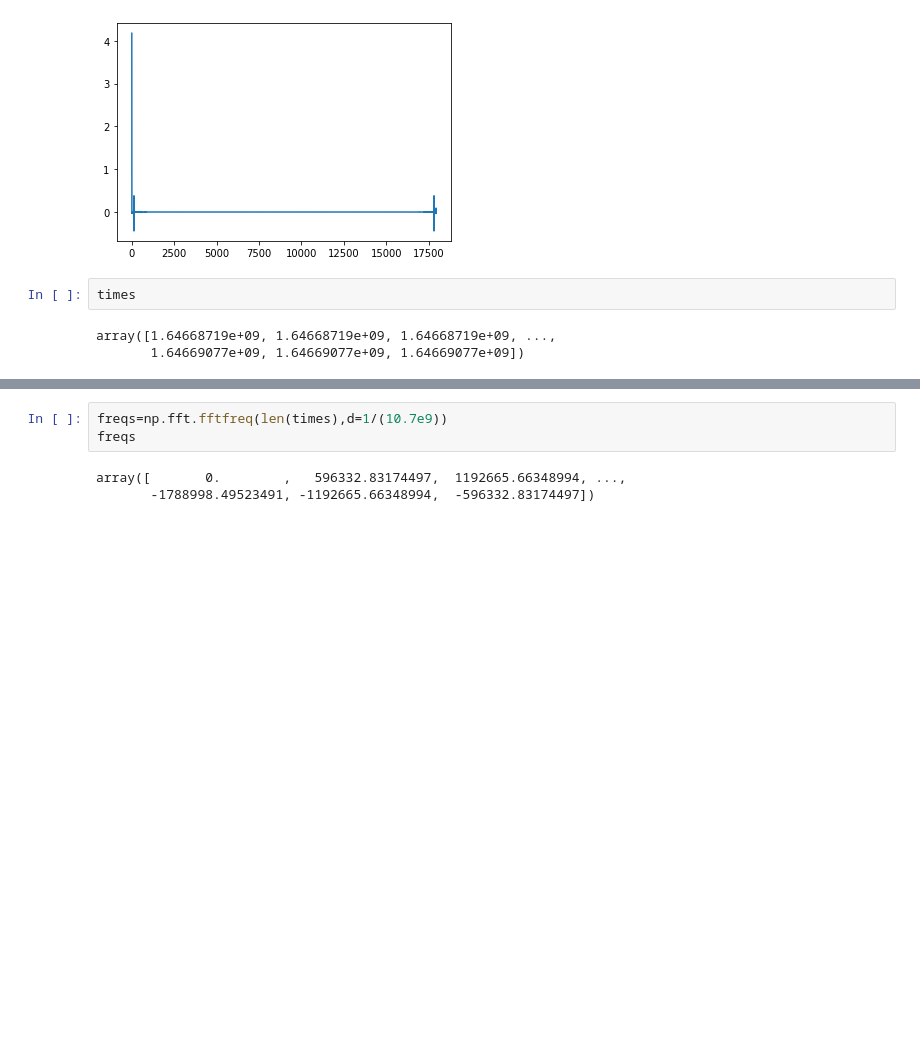
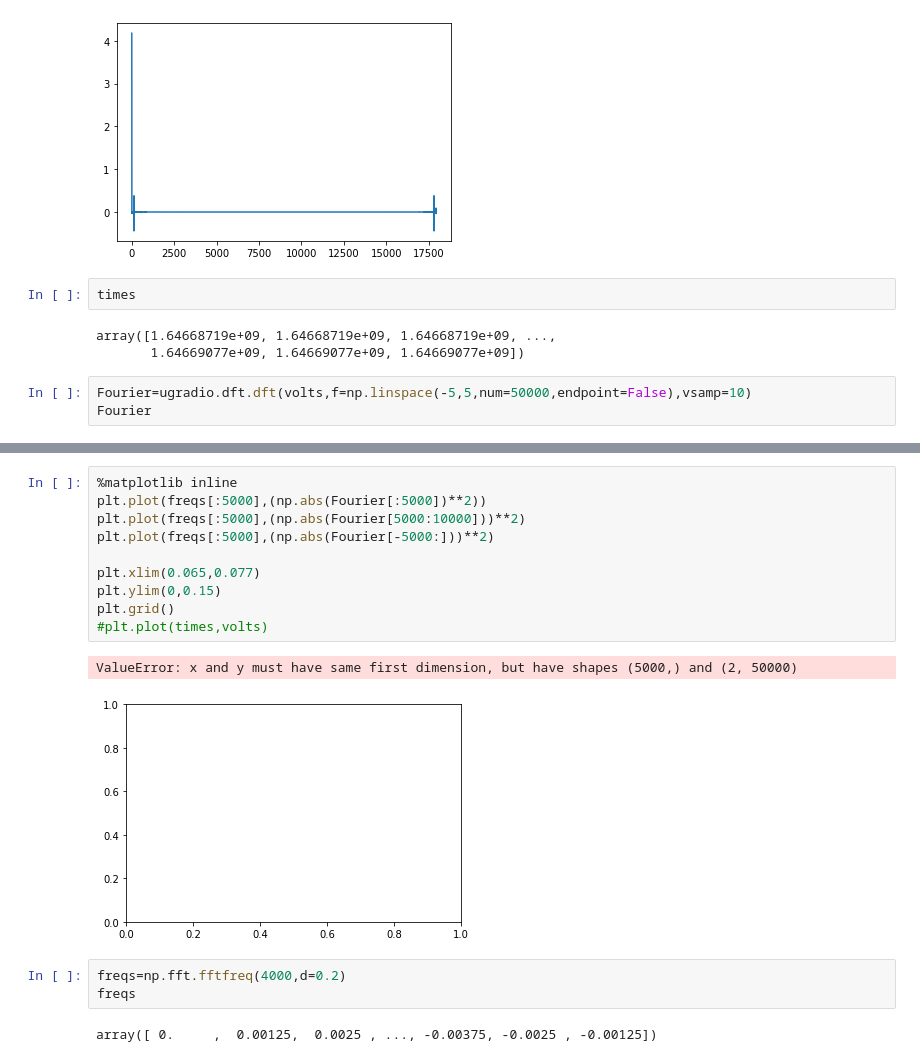
Before and after one commit to James11222/radiolab_repo, a Jupyter notebook: lab3/Darby/controlling_the_telescope.ipynb, the cells around one changed output, grey strips where cells are left out. Cells and saved outputs as stored; diff of their text form; blank space fills up the shorter version.

```diff
--- a/lab3/Darby/controlling_the_telescope.ipynb
+++ b/lab3/Darby/controlling_the_telescope.ipynb
@@ -164,3 +303,6 @@ times
 # %% [output]
 array([1.64668719e+09, 1.64668719e+09, 1.64668719e+09, ...,
        1.64669077e+09, 1.64669077e+09, 1.64669077e+09])
+# %%
+Fourier=ugradio.dft.dft(volts,f=np.linspace(-5,5,num=50000,endpoint=False),vsamp=10)
+Fourier
@@ -167,7 +318,19 @@ array([1.64668719e+09, 1.64668719e+09, 1.64668719e+09, ...,
+# %%
+%matplotlib inline
+plt.plot(freqs[:5000],(np.abs(Fourier[:5000])**2))
+plt.plot(freqs[:5000],(np.abs(Fourier[5000:10000]))**2)
+plt.plot(freqs[:5000],(np.abs(Fourier[-5000:]))**2)
+
+plt.xlim(0.065,0.077)
+plt.ylim(0,0.15)
+plt.grid()
+#plt.plot(times,volts)
+# %% [output]
+ValueError: x and y must have same first dimension, but have shapes (5000,) and (2, 50000)
+[figure, added]
 # %%
-freqs=np.fft.fftfreq(len(times),d=1/(10.7e9))
+freqs=np.fft.fftfreq(4000,d=0.2)
 freqs
 # %% [output]
-array([       0.        ,   596332.83174497,  1192665.66348994, ...,
-       -1788998.49523491, -1192665.66348994,  -596332.83174497])
+array([ 0.     ,  0.00125,  0.0025 , ..., -0.00375, -0.0025 , -0.00125])
 # %%
```
Also changed, not shown: parts of 14 cells of this notebook.
